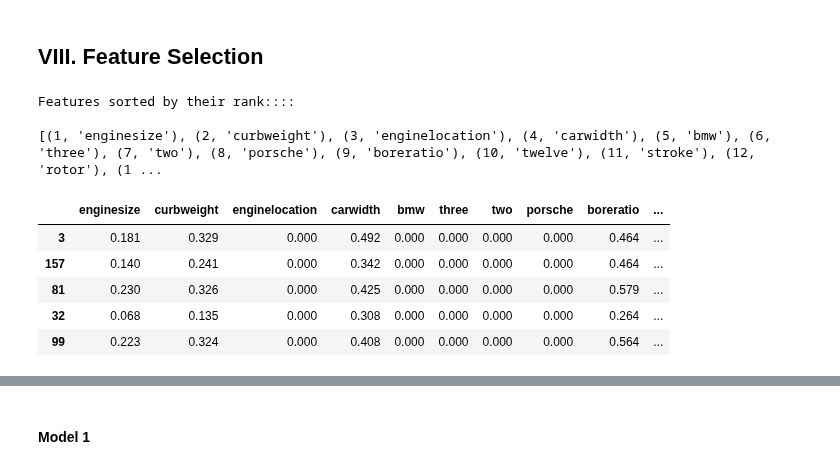
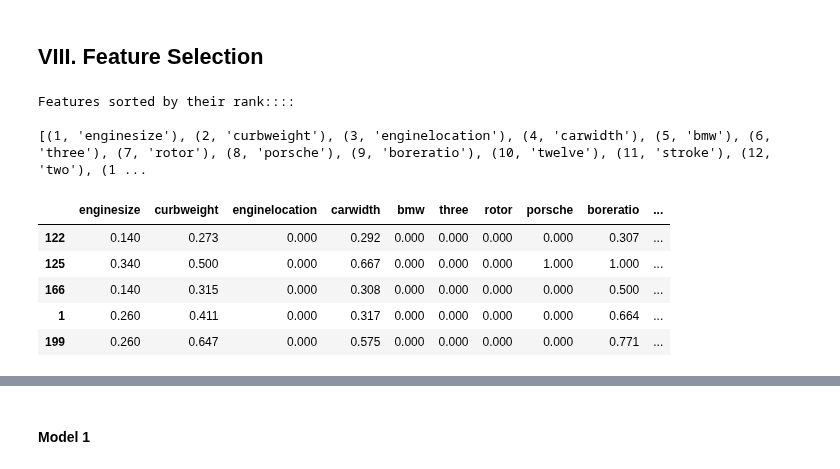
Before and after one commit to ab9bhatia/PythonScripts, a Jupyter notebook: projects/Linear regression/Regression.ipynb, the cells around one changed output, grey strips where cells are left out. Saved outputs shown, nothing was run; the diff lists cells and outputs as text; code cells hidden in the pictures.

```diff
--- a/projects/Linear regression/Regression.ipynb
+++ b/projects/Linear regression/Regression.ipynb
@@ -331,7 +331,7 @@ X = car.loc[:, ~car.columns.isin(['car_ID','price'])]
 y = car['price']
 # %%
 from sklearn.cross_validation import train_test_split
-X_train, X_test, y_train, y_test = train_test_split(X, y, train_size=0.80 , random_state=100)
+X_train, X_test, y_train, y_test = train_test_split(X, y, train_size=0.70 , random_state=100)
 # %%
 regression = LinearRegression()
 # %%
@@ -346,23 +346,23 @@ print(feature_ranking)
 # %% [output]
 Features sorted by their rank::::
 
-[(1, 'enginesize'), (2, 'curbweight'), (3, 'enginelocation'), (4, 'carwidth'), (5, 'bmw'), (6, 'three'), (7, 'two'), (8, 'porsche'), (9, 'boreratio'), (10, 'twelve'), (11, 'stroke'), (12, 'rotor'), (1 ...
+[(1, 'enginesize'), (2, 'curbweight'), (3, 'enginelocation'), (4, 'carwidth'), (5, 'bmw'), (6, 'three'), (7, 'rotor'), (8, 'porsche'), (9, 'boreratio'), (10, 'twelve'), (11, 'stroke'), (12, 'two'), (1 ...
 # %%
 # There are 64 features, we will select top 25 features from it and then mannualy do the backward elimination based on its
 # p-value & VIF
 # %%
-top_features = [x[1] for x in feature_ranking[0:25]]
+top_features = [x[1] for x in feature_ranking[0:30]]
 X_train = X_train[top_features]
 vif_data = car[top_features]
 X_test = X_test[top_features]
 X_train.head()
 # %% [output]
-|  | enginesize | curbweight | enginelocation | carwidth | bmw | three | two | porsche | boreratio | ... |
-| 3 | 0.181 | 0.329 | 0.000 | 0.492 | 0.000 | 0.000 | 0.000 | 0.000 | 0.464 | ... |
-| 157 | 0.140 | 0.241 | 0.000 | 0.342 | 0.000 | 0.000 | 0.000 | 0.000 | 0.464 | ... |
-| 81 | 0.230 | 0.326 | 0.000 | 0.425 | 0.000 | 0.000 | 0.000 | 0.000 | 0.579 | ... |
-| 32 | 0.068 | 0.135 | 0.000 | 0.308 | 0.000 | 0.000 | 0.000 | 0.000 | 0.264 | ... |
-| 99 | 0.223 | 0.324 | 0.000 | 0.408 | 0.000 | 0.000 | 0.000 | 0.000 | 0.564 | ... |
+|  | enginesize | curbweight | enginelocation | carwidth | bmw | three | rotor | porsche | boreratio | ... |
+| 122 | 0.140 | 0.273 | 0.000 | 0.292 | 0.000 | 0.000 | 0.000 | 0.000 | 0.307 | ... |
+| 125 | 0.340 | 0.500 | 0.000 | 0.667 | 0.000 | 0.000 | 0.000 | 1.000 | 1.000 | ... |
+| 166 | 0.140 | 0.315 | 0.000 | 0.308 | 0.000 | 0.000 | 0.000 | 0.000 | 0.500 | ... |
+| 1 | 0.260 | 0.411 | 0.000 | 0.317 | 0.000 | 0.000 | 0.000 | 0.000 | 0.664 | ... |
+| 199 | 0.260 | 0.647 | 0.000 | 0.575 | 0.000 | 0.000 | 0.000 | 0.000 | 0.771 | ... |
 # %%
 import statsmodels.api as sm          # Importing statsmodels
 import statsmodels
```
Also changed, not shown: parts of 33 cells of this notebook.
